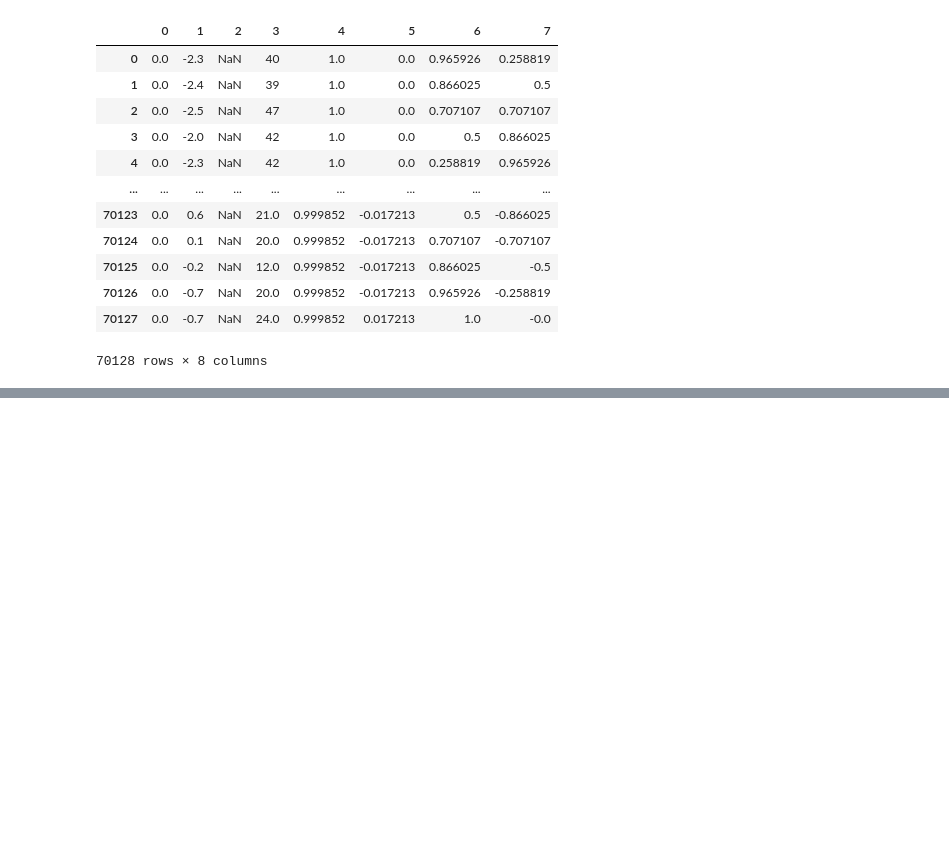
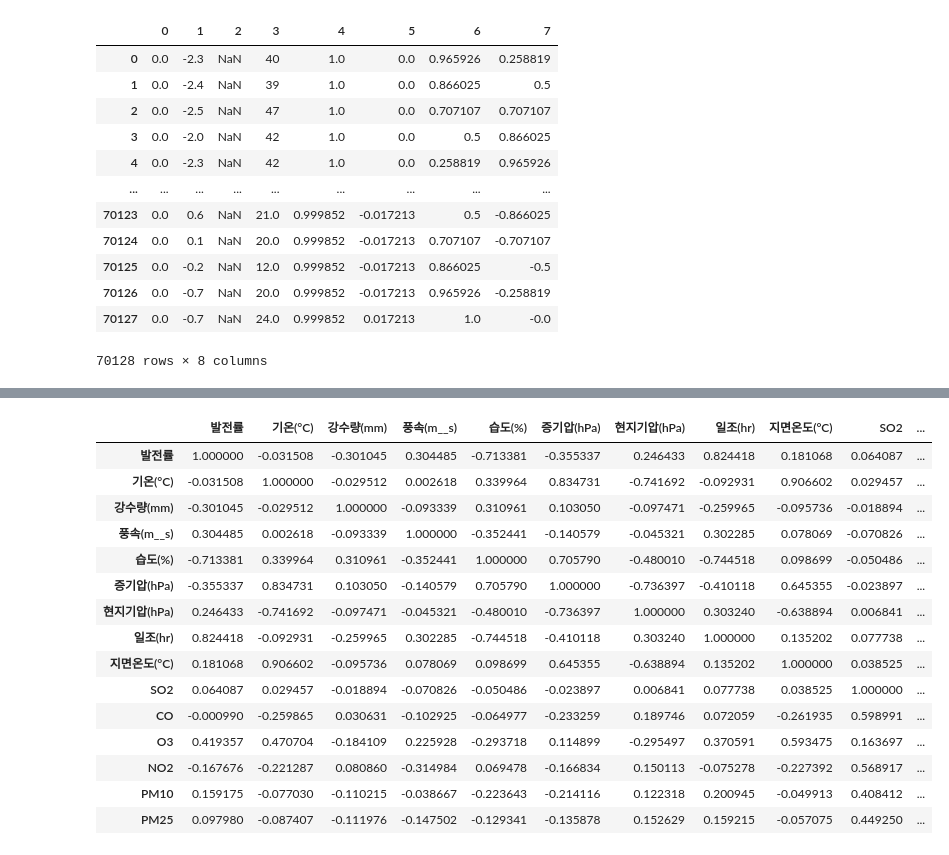
Before and after one commit to djkim0516/Local_Solar_Ratio, a Jupyter notebook: test.ipynb, the cells around one changed output, grey strips where cells are left out. Cells and saved outputs as stored; diff of their text form; code cells hidden in the pictures; blank space fills up the shorter version.

```diff
--- a/test.ipynb
+++ b/test.ipynb
@@ -936,0 +1000,4 @@ print(output)
+# %%
+train_sunny = pd.read_csv('./dataset/normalized_data/solar_weather_2017_2020_경상대.csv')
+# %%
+train_sunny['발전률'].to_numpy = temp1['경상대'].to_numpy()
@@ -936,0 +1019,19 @@ print(output)
+# %%
+train_sunny.iloc[:, 1:].corr()
+# %% [output]
+|  | 발전률 | 기온(°C) | 강수량(mm) | 풍속(m__s) | 습도(%) | 증기압(hPa) | 현지기압(hPa) | 일조(hr) | 지면온도(°C) | SO2 | ... |
+| 발전률 | 1.000000 | -0.031508 | -0.301045 | 0.304485 | -0.713381 | -0.355337 | 0.246433 | 0.824418 | 0.181068 | 0.064087 | ... |
+| 기온(°C) | -0.031508 | 1.000000 | -0.029512 | 0.002618 | 0.339964 | 0.834731 | -0.741692 | -0.092931 | 0.906602 | 0.029457 | ... |
+| 강수량(mm) | -0.301045 | -0.029512 | 1.000000 | -0.093339 | 0.310961 | 0.103050 | -0.097471 | -0.259965 | -0.095736 | -0.018894 | ... |
+| 풍속(m__s) | 0.304485 | 0.002618 | -0.093339 | 1.000000 | -0.352441 | -0.140579 | -0.045321 | 0.302285 | 0.078069 | -0.070826 | ... |
+| 습도(%) | -0.713381 | 0.339964 | 0.310961 | -0.352441 | 1.000000 | 0.705790 | -0.480010 | -0.744518 | 0.098699 | -0.050486 | ... |
+| 증기압(hPa) | -0.355337 | 0.834731 | 0.103050 | -0.140579 | 0.705790 | 1.000000 | -0.736397 | -0.410118 | 0.645355 | -0.023897 | ... |
+| 현지기압(hPa) | 0.246433 | -0.741692 | -0.097471 | -0.045321 | -0.480010 | -0.736397 | 1.000000 | 0.303240 | -0.638894 | 0.006841 | ... |
+| 일조(hr) | 0.824418 | -0.092931 | -0.259965 | 0.302285 | -0.744518 | -0.410118 | 0.303240 | 1.000000 | 0.135202 | 0.077738 | ... |
+| 지면온도(°C) | 0.181068 | 0.906602 | -0.095736 | 0.078069 | 0.098699 | 0.645355 | -0.638894 | 0.135202 | 1.000000 | 0.038525 | ... |
+| SO2 | 0.064087 | 0.029457 | -0.018894 | -0.070826 | -0.050486 | -0.023897 | 0.006841 | 0.077738 | 0.038525 | 1.000000 | ... |
+| CO | -0.000990 | -0.259865 | 0.030631 | -0.102925 | -0.064977 | -0.233259 | 0.189746 | 0.072059 | -0.261935 | 0.598991 | ... |
+| O3 | 0.419357 | 0.470704 | -0.184109 | 0.225928 | -0.293718 | 0.114899 | -0.295497 | 0.370591 | 0.593475 | 0.163697 | ... |
+| NO2 | -0.167676 | -0.221287 | 0.080860 | -0.314984 | 0.069478 | -0.166834 | 0.150113 | -0.075278 | -0.227392 | 0.568917 | ... |
+| PM10 | 0.159175 | -0.077030 | -0.110215 | -0.038667 | -0.223643 | -0.214116 | 0.122318 | 0.200945 | -0.049913 | 0.408412 | ... |
+| PM25 | 0.097980 | -0.087407 | -0.111976 | -0.147502 | -0.129341 | -0.135878 | 0.152629 | 0.159215 | -0.057075 | 0.449250 | ... |
```
Also changed, not shown: parts of 32 cells of this notebook, 12 other files.
